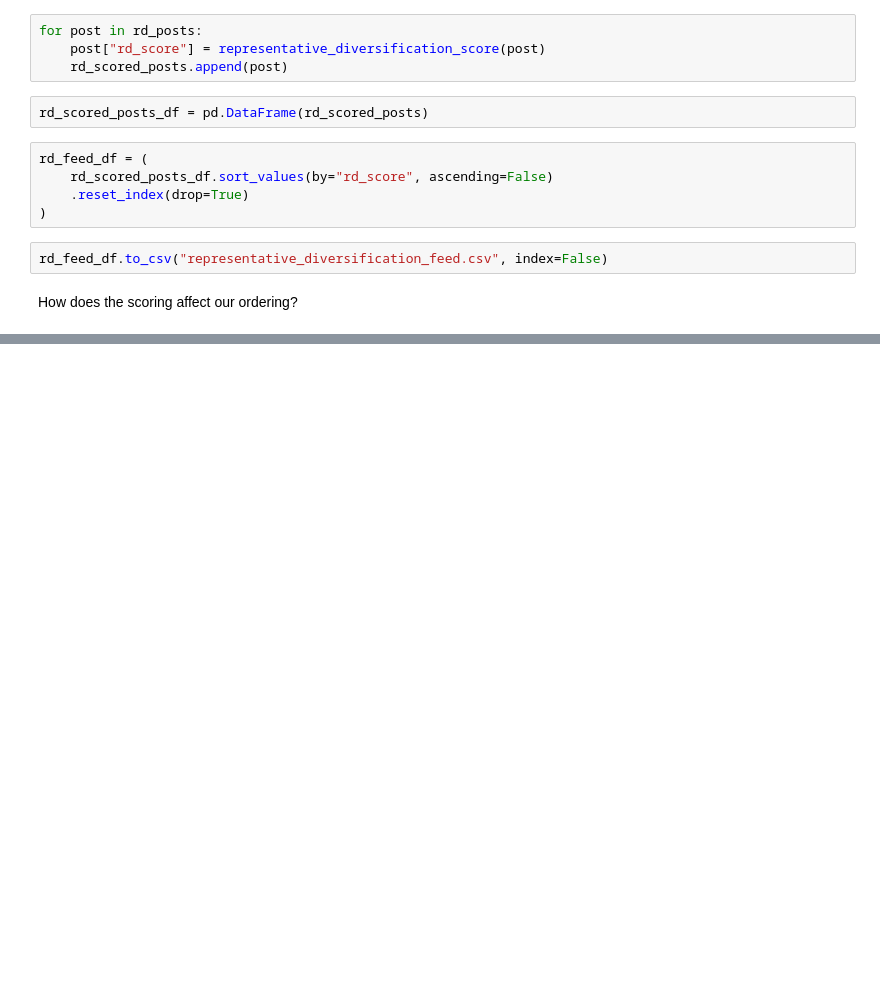
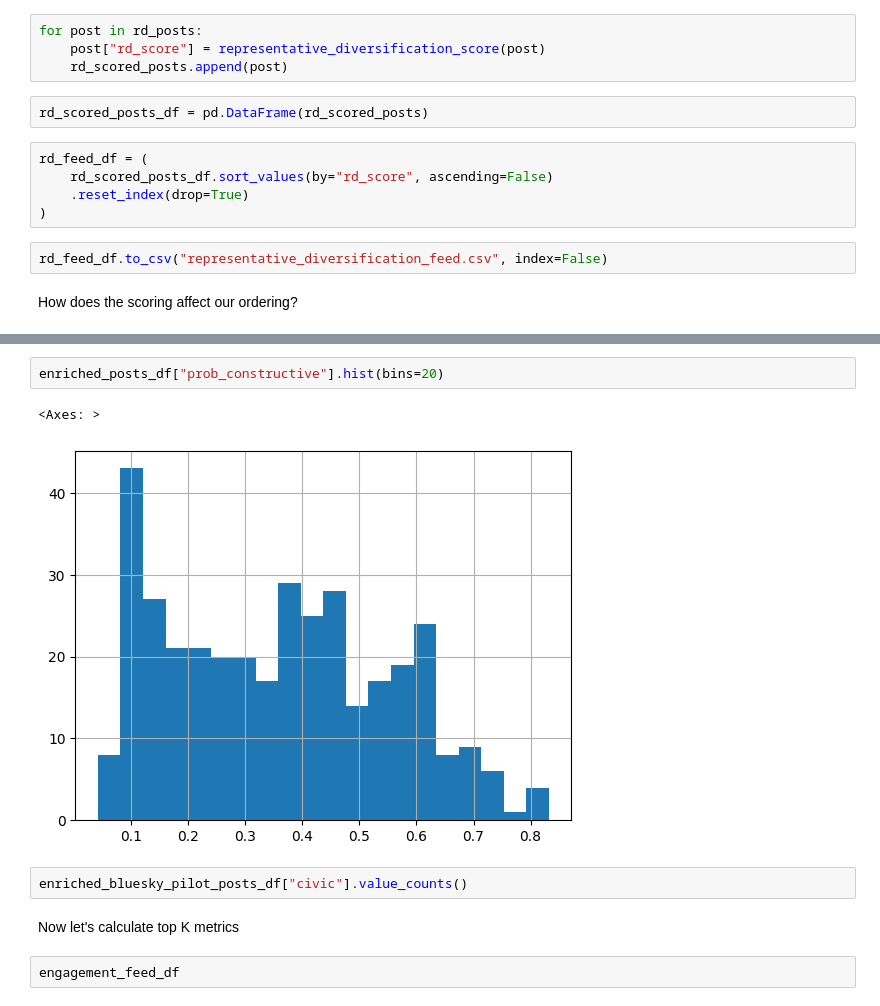
Before and after one commit to METResearchGroup/bluesky-research, a Jupyter notebook: services/rank_posts/rank_posts.ipynb, the cells around one changed output, grey strips where cells are left out. Drawn from its saved outputs; the diff is of its cells as text; blank space fills up the shorter version.

```diff
--- a/services/rank_posts/rank_posts.ipynb
+++ b/services/rank_posts/rank_posts.ipynb
@@ -740,0 +882,11 @@ rd_feed_df[["text", "total_engagement", "log_total_engagement", "rd_score"]].hea
+# %%
+enriched_posts_df["prob_constructive"].hist(bins=20)
+# %% [output]
+<Axes: >
+[figure, added]
+# %%
+enriched_bluesky_pilot_posts_df["civic"].value_counts()
+# %% [markdown]
+Now let's calculate top K metrics
+# %%
+engagement_feed_df
```
Also changed, not shown: parts of 21 cells of this notebook, 2 other files.
